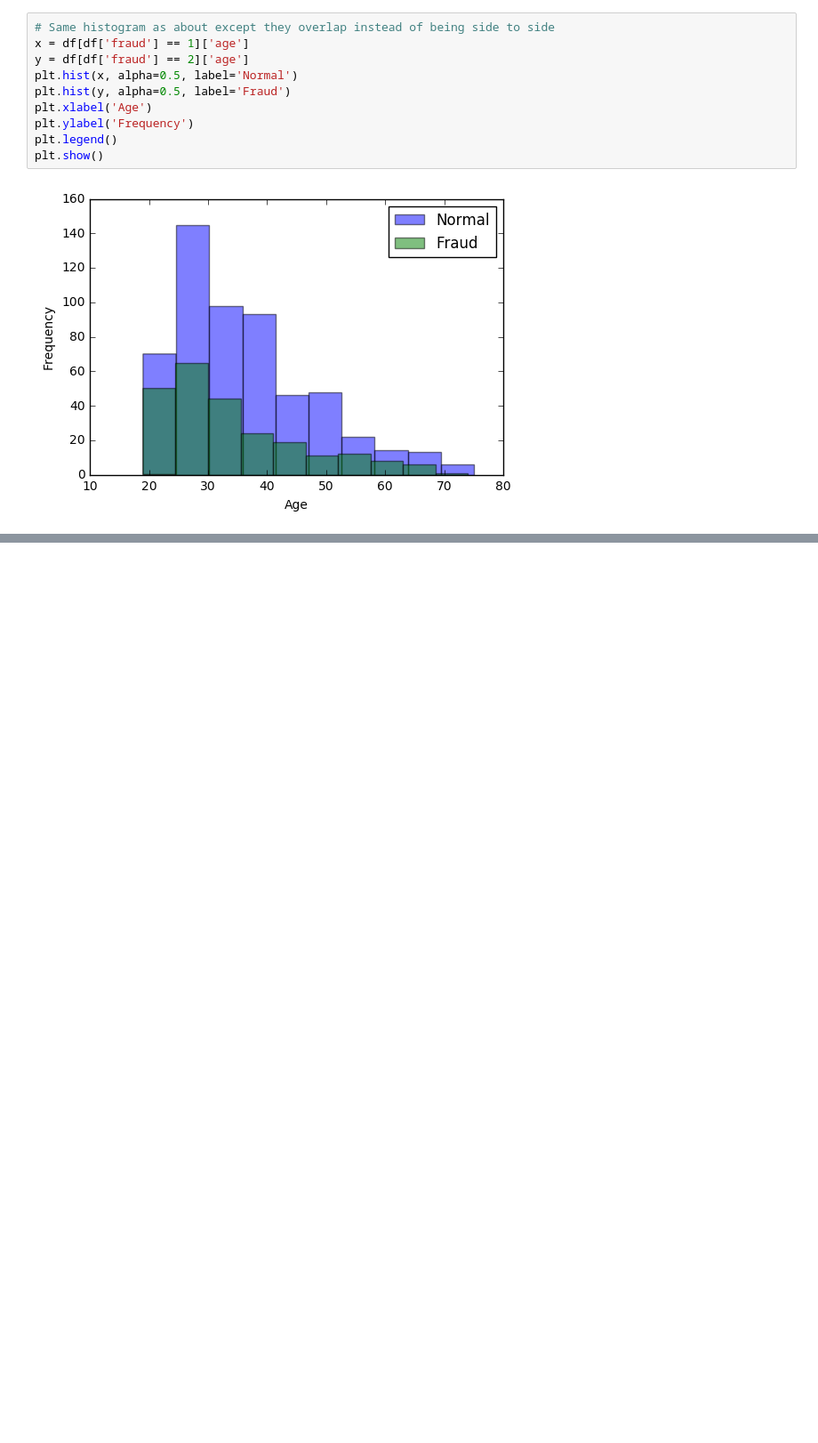
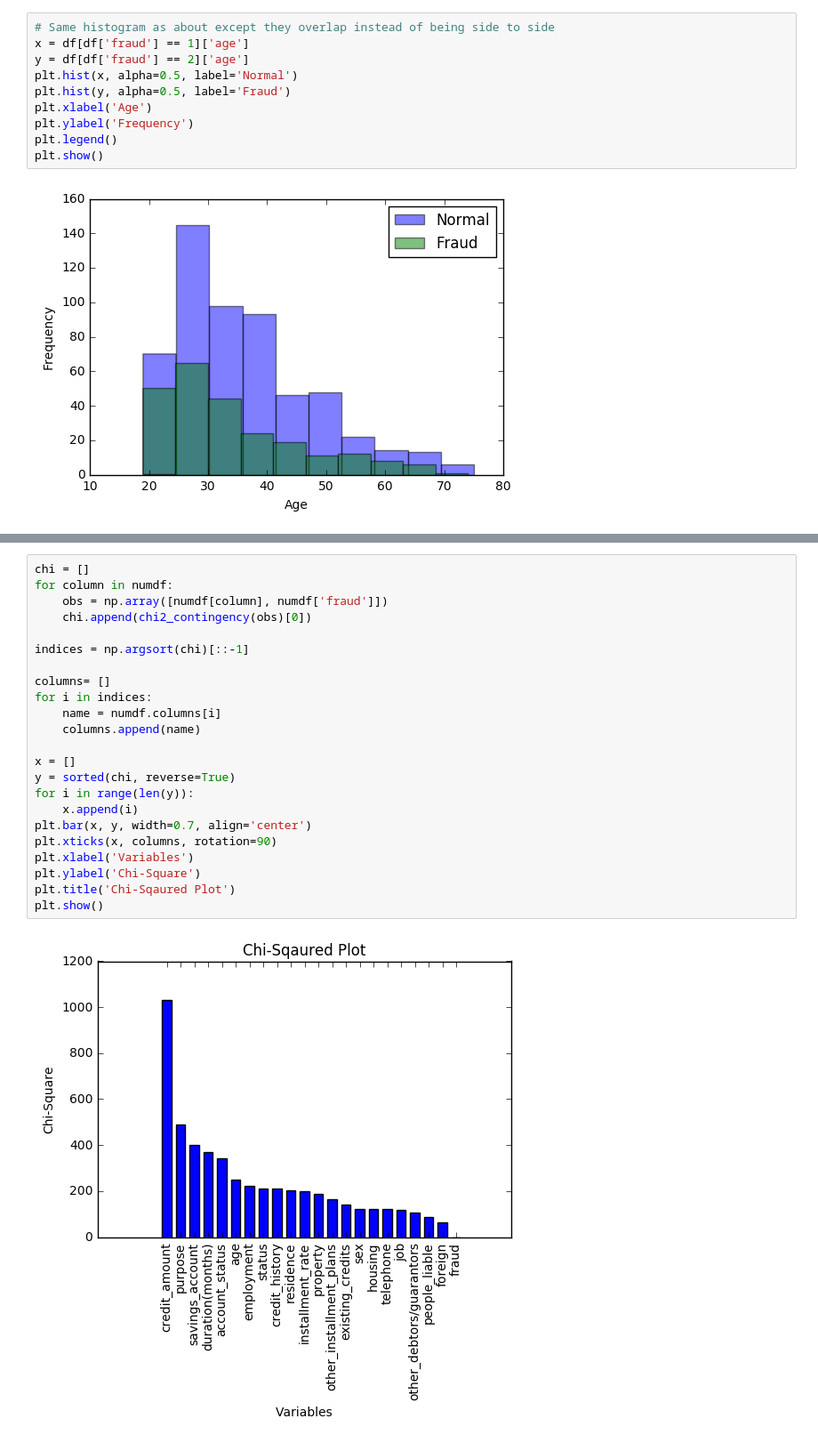
Before and after one commit to jonerra/German_Credit, a Jupyter notebook: Exercise 1 - CIS 628.ipynb, the cells around one changed output, grey strips where cells are left out. Shown: that part at 89% size. Saved outputs shown, nothing was run; the diff lists cells and outputs as text; blank space fills up the shorter version.

```diff
--- a/Exercise 1 - CIS 628.ipynb
+++ b/Exercise 1 - CIS 628.ipynb
@@ -74,0 +86,25 @@ fraud                  0.010128  1.000000
+# %%
+chi = []
+for column in numdf:
+    obs = np.array([numdf[column], numdf['fraud']])
+    chi.append(chi2_contingency(obs)[0])
+
+indices = np.argsort(chi)[::-1]
+
+columns= []
+for i in indices:
+    name = numdf.columns[i]
+    columns.append(name)
+
+x = []
+y = sorted(chi, reverse=True)
+for i in range(len(y)):
+    x.append(i)
+plt.bar(x, y, width=0.7, align='center')
+plt.xticks(x, columns, rotation=90)
+plt.xlabel('Variables')
+plt.ylabel('Chi-Square')
+plt.title('Chi-Sqaured Plot')
+plt.show()
+# %% [output]
+[figure, added]
```
Also changed, not shown: parts of 6 cells of this notebook, 2 other files.
